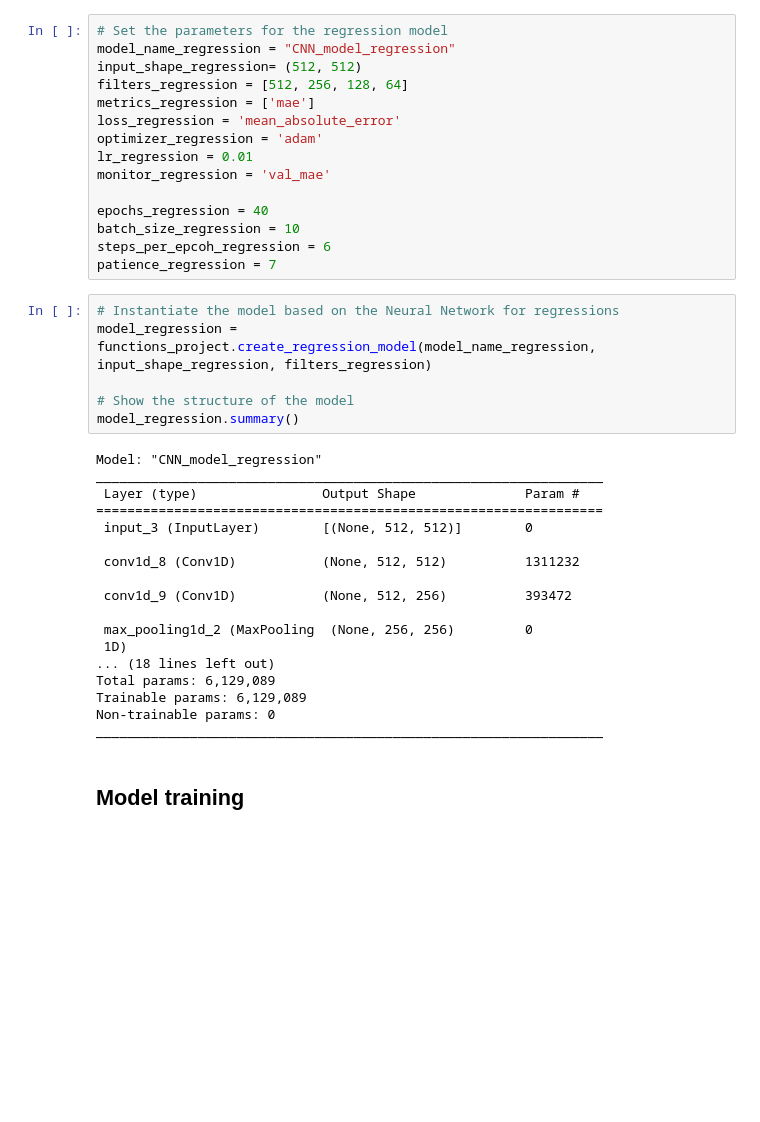
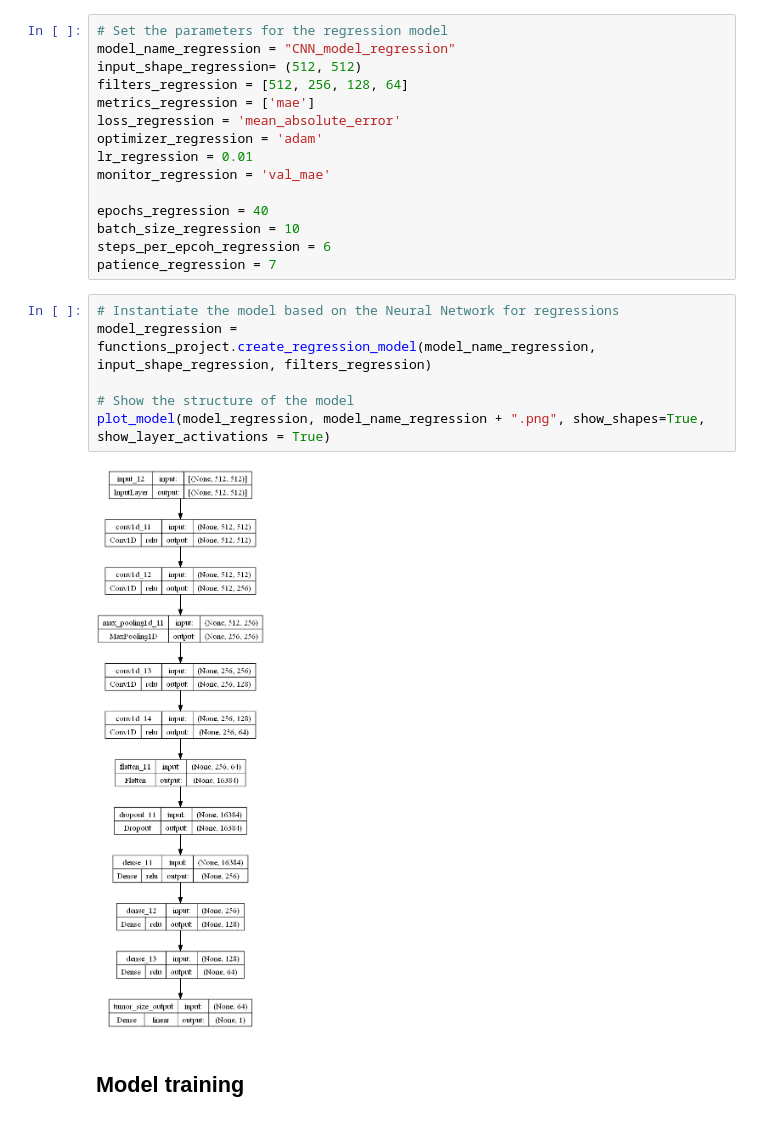
Before and after one commit to arondejong99/final-project-elu, a Jupyter notebook: final-project.ipynb, the cells around one changed output. Cells and saved outputs as stored; diff of their text form; blank space fills up the shorter version.

```diff
--- a/final-project.ipynb
+++ b/final-project.ipynb
@@ -656,27 +623,11 @@ patience_regression = 7
 # %%
 # Instantiate the model based on the Neural Network for regressions
 model_regression = functions_project.create_regression_model(model_name_regression, input_shape_regression, filters_regression)
 
 # Show the structure of the model
-model_regression.summary()
+plot_model(model_regression, model_name_regression + ".png", show_shapes=True, show_layer_activations = True)
 # %% [output]
-Model: "CNN_model_regression"
-_________________________________________________________________
- Layer (type)                Output Shape              Param #
-=================================================================
- input_3 (InputLayer)        [(None, 512, 512)]        0
-
- conv1d_8 (Conv1D)           (None, 512, 512)          1311232
-
- conv1d_9 (Conv1D)           (None, 512, 256)          393472
-
- max_pooling1d_2 (MaxPooling  (None, 256, 256)         0
- 1D)
-... (18 lines left out)
-Total params: 6,129,089
-Trainable params: 6,129,089
-Non-trainable params: 0
-_________________________________________________________________
+[figure, added]
 # %% [markdown]
 ## Model training
 # %%
```
Also changed, not shown: parts of 2 cells of this notebook.
